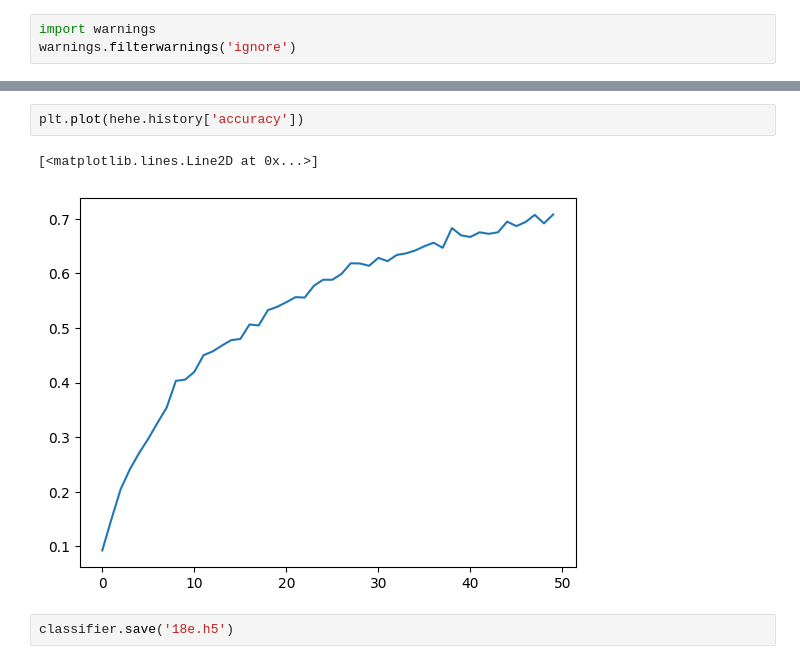
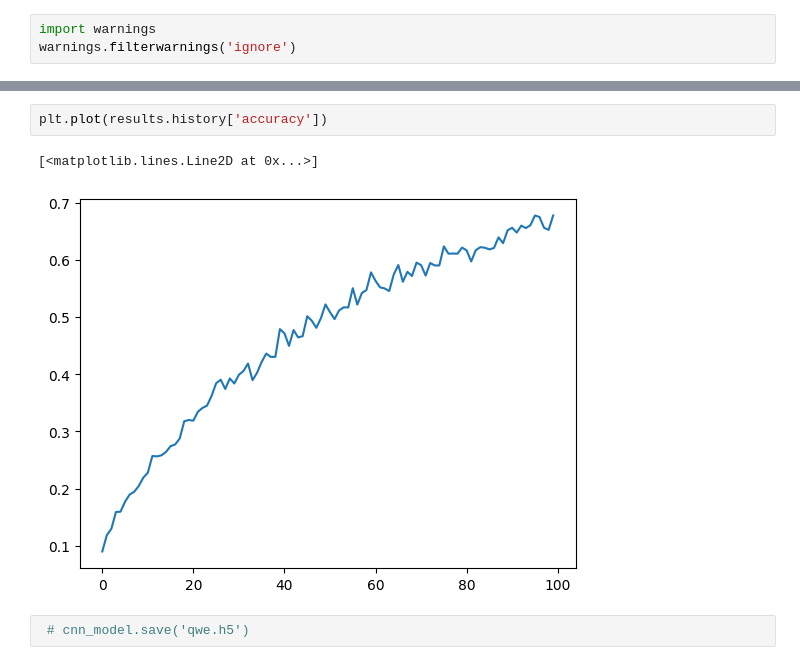
Before and after one commit to Coobeliues/CV, a Jupyter notebook: 321.ipynb, the cells around one changed output, grey strips where cells are left out. Saved outputs shown, nothing was run; the diff lists cells and outputs as text.

```diff
--- a/321.ipynb
+++ b/321.ipynb
@@ -271,7 +284,7 @@ NameError: name 'history' is not defined
 # %%
-plt.plot(hehe.history['accuracy'])
+plt.plot(results.history['accuracy'])
 # %% [output]
 [<matplotlib.lines.Line2D at 0x...>]
-[figure, old version]
+[figure, new version]
-# %%
-classifier.save('18e.h5')
+# %%
+ # cnn_model.save('qwe.h5')
```
Also changed, not shown: parts of 33 cells of this notebook, 5 other files.
